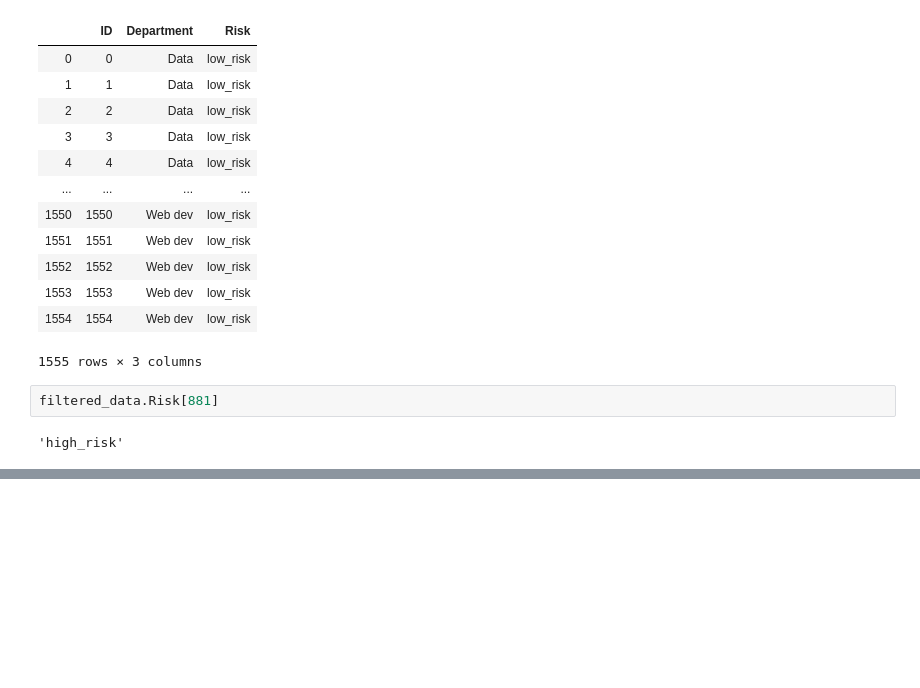
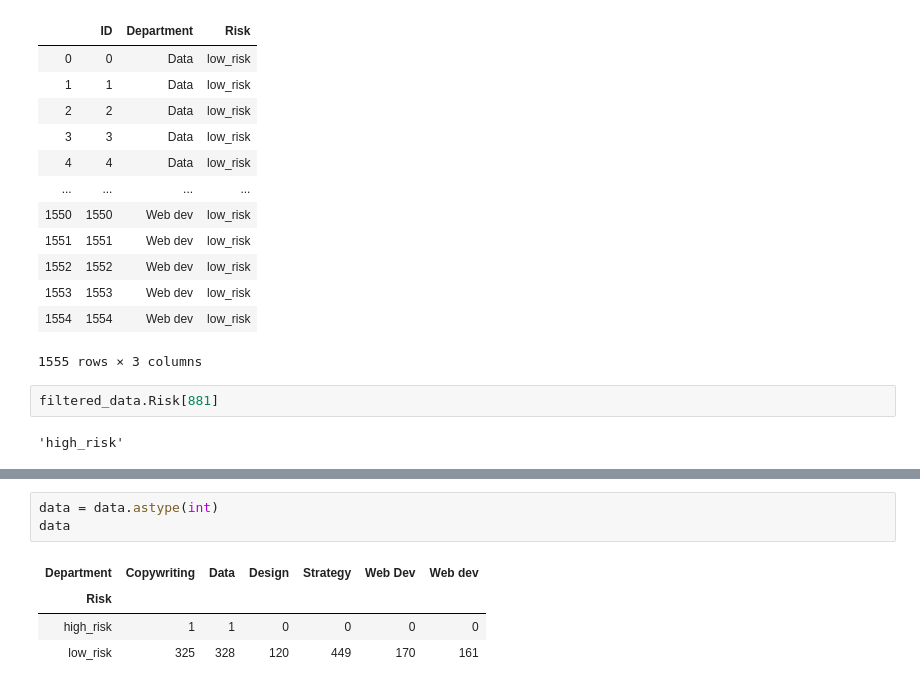
Before and after one commit to PhathuAuti/data-wrangling, a Jupyter notebook: Data Wrangling.ipynb, the cells around one changed output, grey strips where cells are left out. Saved outputs shown, nothing was run; the diff lists cells and outputs as text; blank space fills up the shorter version.

```diff
--- a/Data Wrangling.ipynb
+++ b/Data Wrangling.ipynb
@@ -216,0 +235,8 @@ filtered_data.Risk[881]
+# %%
+data = data.astype(int)
+data
+# %% [output]
+| Department | Copywriting | Data | Design | Strategy | Web Dev | Web dev |
+| Risk |  |  |  |  |  |  |
+| high_risk | 1 | 1 | 0 | 0 | 0 | 0 |
+| low_risk | 325 | 328 | 120 | 449 | 170 | 161 |
```
Also changed, not shown: parts of 5 cells of this notebook.
